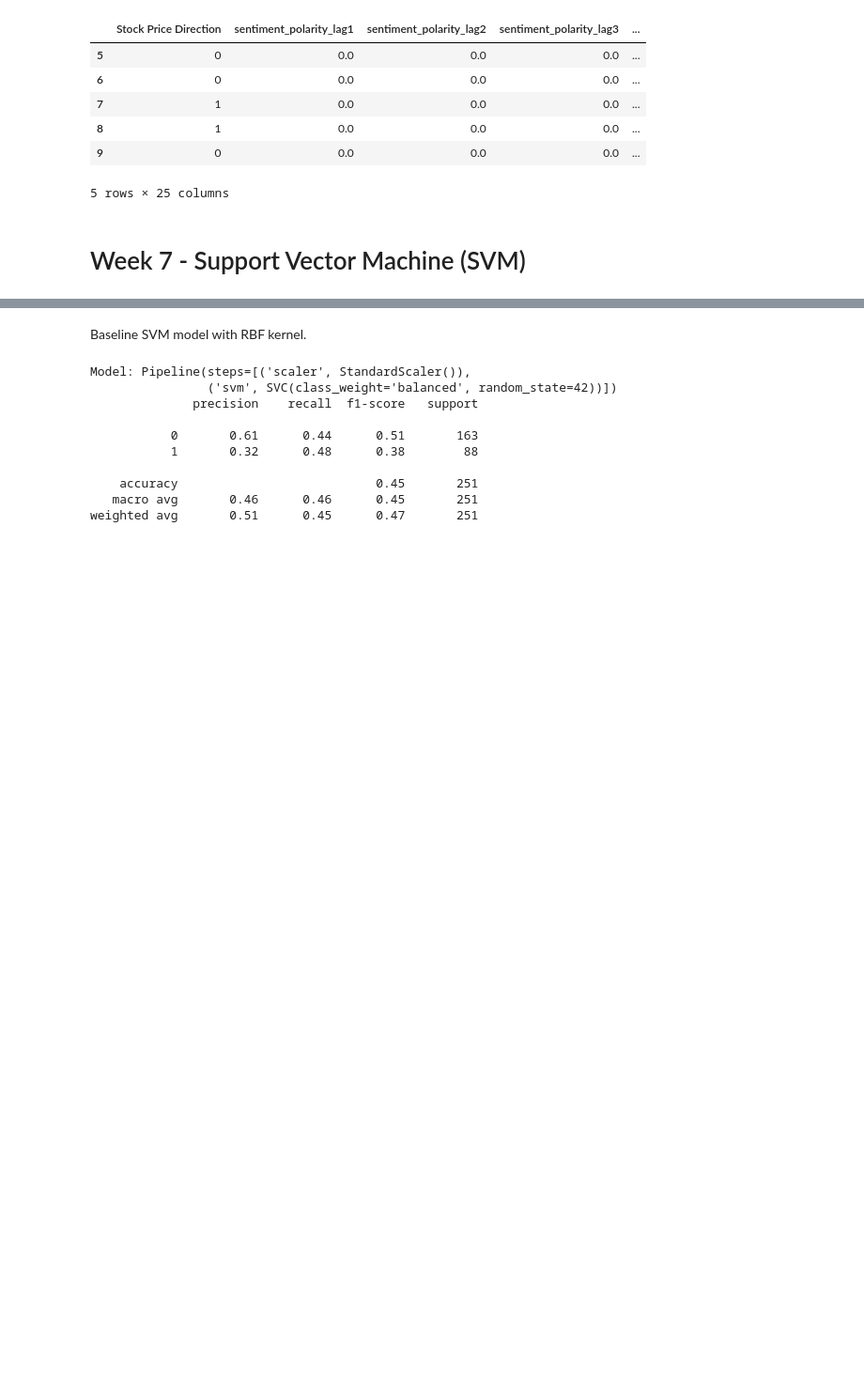
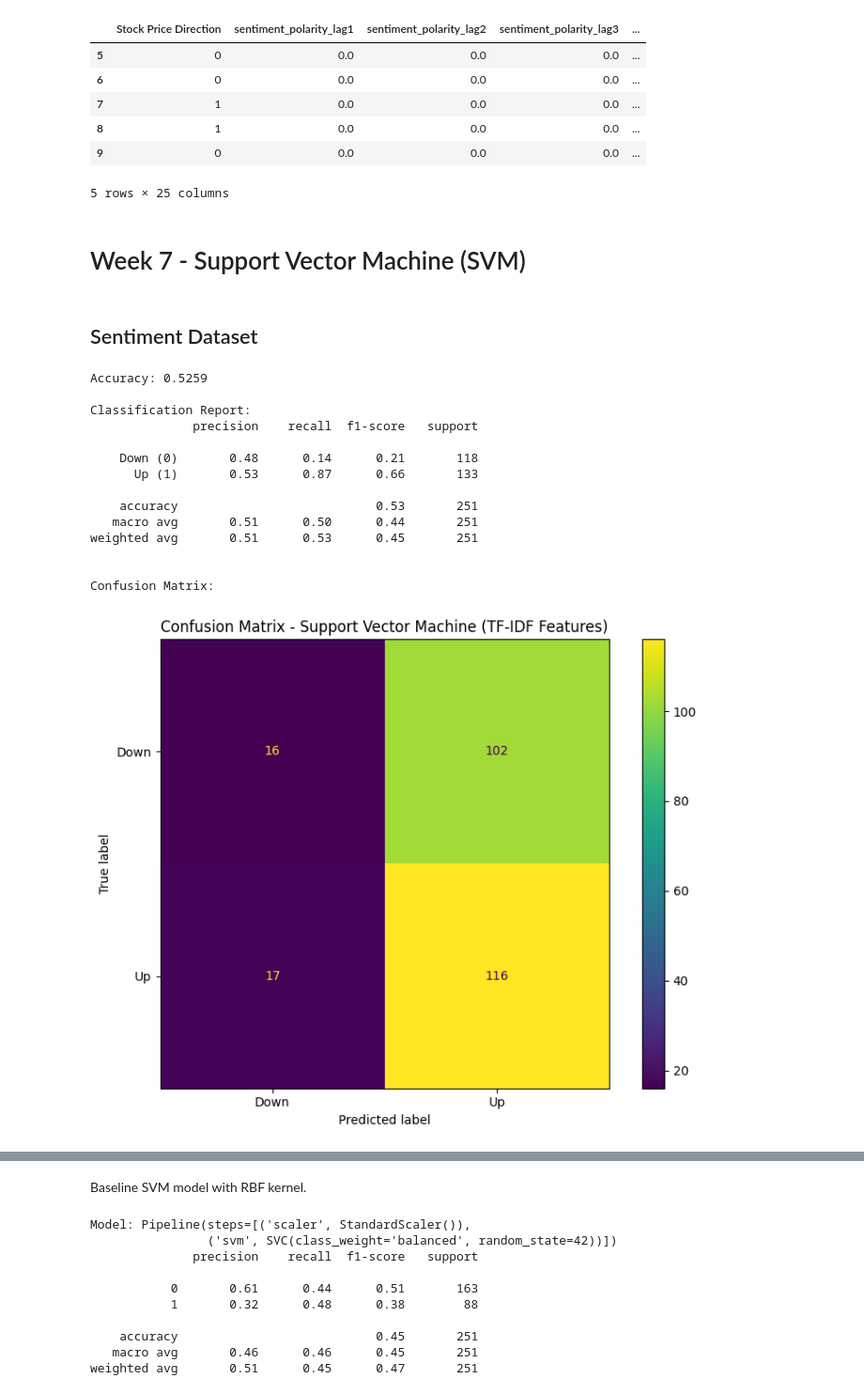
Before and after one commit to yvanlonginjr/market-sentiment-predictor, a Jupyter notebook: notebooks/Market_Sentiment_Predictor_Pipeline.ipynb, the cells around one changed output, grey strips where cells are left out. Shown at 94% size. Drawn from its saved outputs; the diff is of its cells as text; code cells hidden in the pictures; blank space fills up the shorter version.

```diff
--- a/notebooks/Market_Sentiment_Predictor_Pipeline.ipynb
+++ b/notebooks/Market_Sentiment_Predictor_Pipeline.ipynb
@@ -1674,3 +1566,47 @@ cleaned_com_train.head(5)
 5 rows × 25 columns
 # %% [markdown]
 # Week 7 - Support Vector Machine (SVM)
+# %% [markdown]
+## Sentiment Dataset
+# %%
+# Base SVM for Sentiment Dataset
+svm_sentiment = SVC(kernel='linear', C=1, random_state=42)
+svm_sentiment.fit(X_train_combined, y_train_sentiment)
+
+# Make predictions on validation set
+y_pred_svm = svm_sentiment.predict(X_val_combined)
+
+# Accuracy
+accuracy = accuracy_score(y_val_sentiment, y_pred_svm)
+print(f"\nAccuracy: {accuracy:.4f}")
+
+# Classification Report (Precision, Recall, F1-Score, Support)
+print("\nClassification Report:")
+print(CR(y_val_sentiment, y_pred_svm, target_names=['Down (0)', 'Up (1)']))
+
+# Confusion Matrix
+print("\nConfusion Matrix:")
+cm = confusion_matrix(y_val_sentiment, y_pred_svm, labels=svm_sentiment.classes_)
+disp = ConfusionMatrixDisplay(confusion_matrix=cm, display_labels=['Down', 'Up'])
+
+fig, ax = plt.subplots(figsize=(8, 6))
+disp.plot(ax=ax, cmap='viridis')
+plt.title("Confusion Matrix - Support Vector Machine (TF-IDF Features)")
+plt.tight_layout()
+plt.show()
+# %% [output]
+Accuracy: 0.5259
+
+Classification Report:
+              precision    recall  f1-score   support
+
+    Down (0)       0.48      0.14      0.21       118
+      Up (1)       0.53      0.87      0.66       133
+
+    accuracy                           0.53       251
+   macro avg       0.51      0.50      0.44       251
+weighted avg       0.51      0.53      0.45       251
+
+
+Confusion Matrix:
+[figure, added]
```
Also changed, not shown: parts of 11 cells of this notebook, 2 other files.
